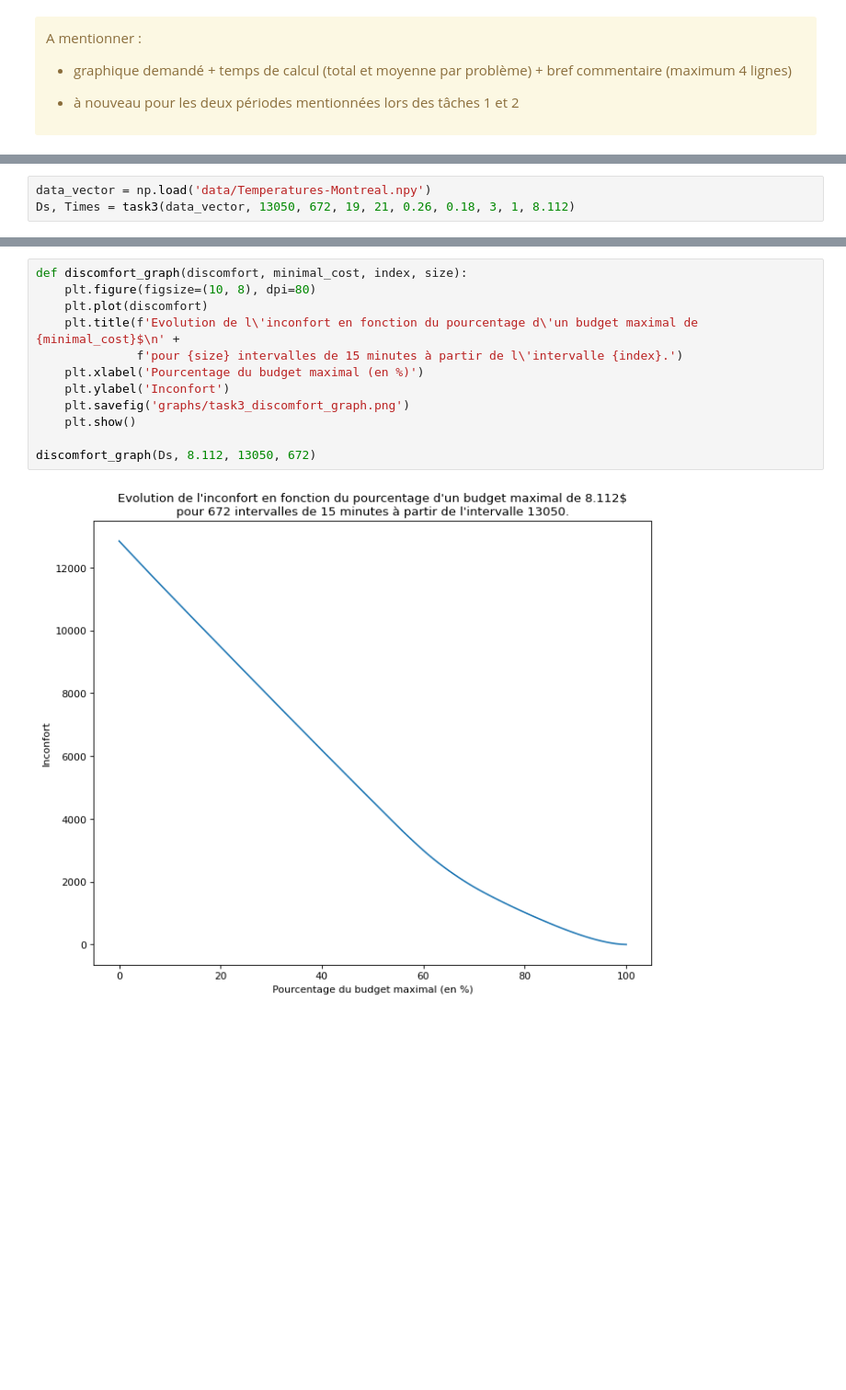
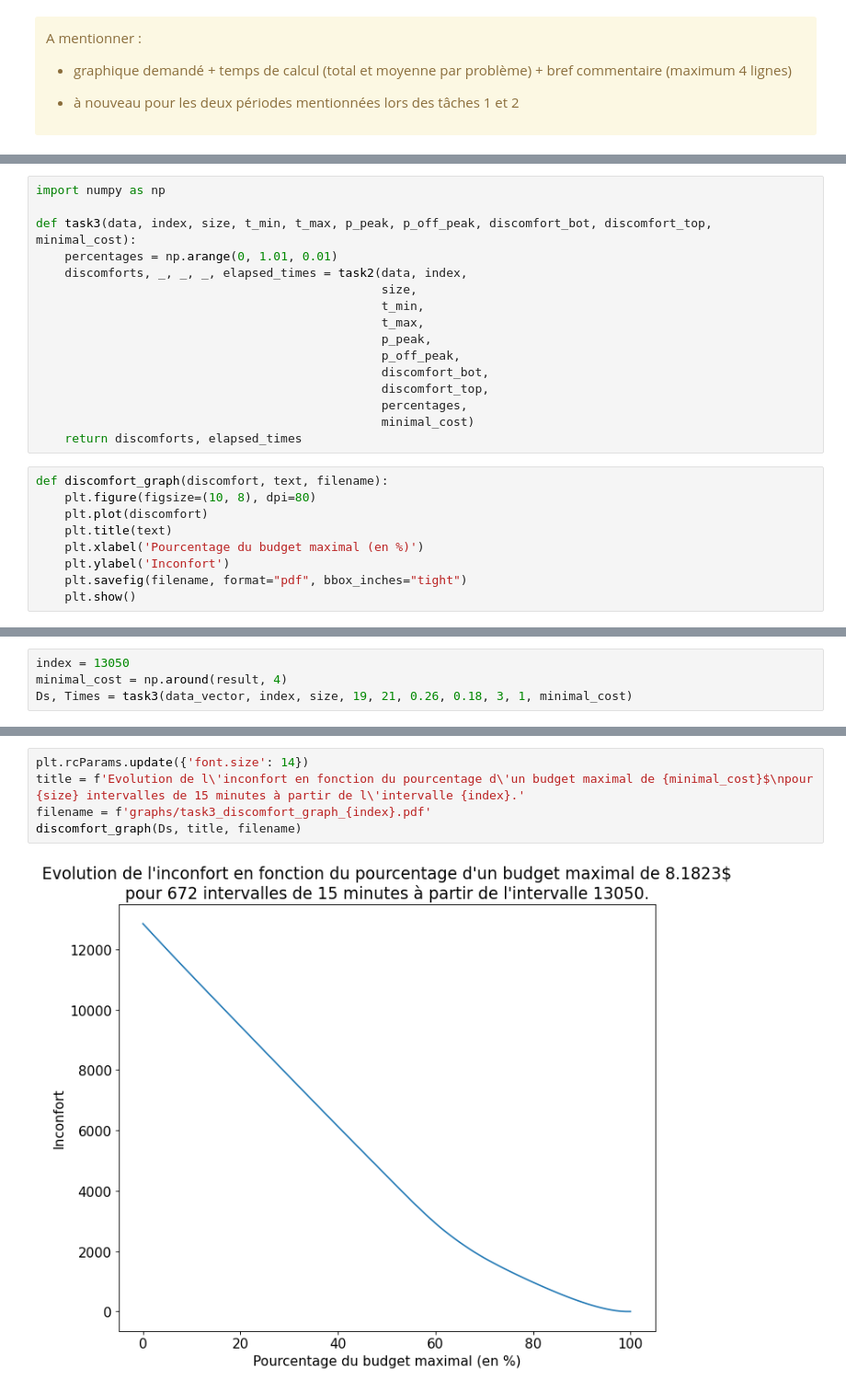
Before and after one commit to nicojmn/LINMA1702-project, a Jupyter notebook: part-1/notebook-part-1.ipynb, the cells around one changed output, grey strips where cells are left out. Shown at 92% size. Saved outputs shown, nothing was run; the diff lists cells and outputs as text; blank space fills up the shorter version.

```diff
--- a/part-1/notebook-part-1.ipynb
+++ b/part-1/notebook-part-1.ipynb
@@ -443,0 +433,25 @@ def task3(data, index, size, t_min, t_max, p_peak, p_off_peak, discomfort_bot, d
+# %%
+import numpy as np
+
+def task3(data, index, size, t_min, t_max, p_peak, p_off_peak, discomfort_bot, discomfort_top, minimal_cost):
+    percentages = np.arange(0, 1.01, 0.01)
+    discomforts, _, _, _, elapsed_times = task2(data, index,
+                                                size,
+                                                t_min,
+                                                t_max,
+                                                p_peak,
+                                                p_off_peak,
+                                                discomfort_bot,
+                                                discomfort_top,
+                                                percentages,
+                                                minimal_cost)
+    return discomforts, elapsed_times
+# %%
+def discomfort_graph(discomfort, text, filename):
+    plt.figure(figsize=(10, 8), dpi=80)
+    plt.plot(discomfort)
+    plt.title(text)
+    plt.xlabel('Pourcentage du budget maximal (en %)')
+    plt.ylabel('Inconfort')
+    plt.savefig(filename, format="pdf", bbox_inches="tight")
+    plt.show()
@@ -444,6 +460,7 @@ def task3(data, index, size, t_min, t_max, p_peak, p_off_peak, discomfort_bot, d
 # %%
-data_vector = np.load('data/Temperatures-Montreal.npy')
-Ds, Times = task3(data_vector, 13050, 672, 19, 21, 0.26, 0.18, 3, 1, 8.112)
+index = 13050
+minimal_cost = np.around(result, 4)
+Ds, Times = task3(data_vector, index, size, 19, 21, 0.26, 0.18, 3, 1, minimal_cost)
 # %%
 print(f'Temps de calcul total (en secondes) : {np.sum(np.array(Times))}')
 print(f'Temps de calcul moyen (en secondes) : {np.mean(np.array(Times))}')
@@ -453,14 +470,7 @@ Temps de calcul moyen (en secondes) : 1.636162316445077
 # %%
-def discomfort_graph(discomfort, minimal_cost, index, size):
-    plt.figure(figsize=(10, 8), dpi=80)
-    plt.plot(discomfort)
-    plt.title(f'Evolution de l\'inconfort en fonction du pourcentage d\'un budget maximal de {minimal_cost}$\n' +
-              f'pour {size} intervalles de 15 minutes à partir de l\'intervalle {index}.')
-    plt.xlabel('Pourcentage du budget maximal (en %)')
-    plt.ylabel('Inconfort')
-    plt.savefig('graphs/task3_discomfort_graph.png')
-    plt.show()
-
-discomfort_graph(Ds, 8.112, 13050, 672)
+plt.rcParams.update({'font.size': 14})
+title = f'Evolution de l\'inconfort en fonction du pourcentage d\'un budget maximal de {minimal_cost}$\npour {size} intervalles de 15 minutes à partir de l\'intervalle {index}.'
+filename = f'graphs/task3_discomfort_graph_{index}.pdf'
+discomfort_graph(Ds, title, filename)
 # %% [output]
-[figure, old version]
+[figure, new version]
```
Also changed, not shown: parts of 35 cells of this notebook, 15 other files.
